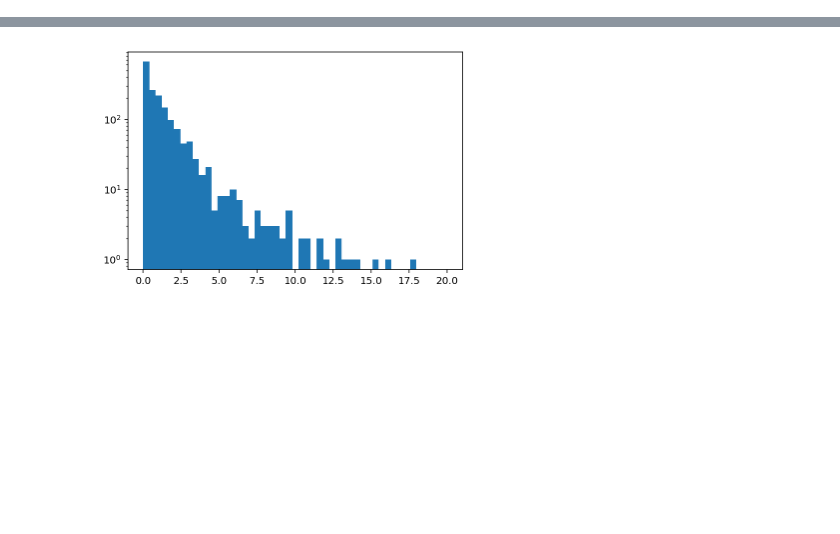
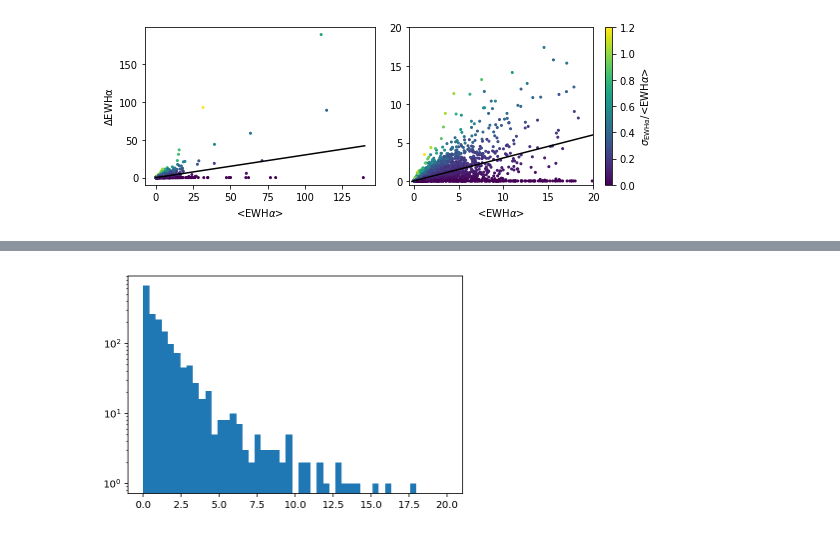
Before and after one commit to rkiman/M-dwarfs-Age-Activity-Relation, a Jupyter notebook: CompatibleLiteratureSearchSample.ipynb, the cells around one changed output, grey strips where cells are left out. Saved outputs shown, nothing was run; the diff lists cells and outputs as text; code cells hidden in the pictures; blank space fills up the shorter version.

```diff
--- a/CompatibleLiteratureSearchSample.ipynb
+++ b/CompatibleLiteratureSearchSample.ipynb
@@ -49,6 +49,6 @@ for i in range(len(ra_sorted)-1):
 same_star = same_star_sorted[idx]
 # %%
 N_ref = len(source_num_ref)
-matrix_prob = np.ones((N_ref,N_ref))*np.nan
+matrix_prob = np.ones((N_ref,N_ref))*0
 # %%
 matrix_prob[1,0] = 1
@@ -79,8 +69,11 @@ for x in range(1,int(max(same_star_sorted))):
         mean.append(np.nanmean(ewha[mask]))
         std.append(np.nanstd(ewha[mask]))
         delta.append(np.nanmax(ewha[mask])-np.nanmin(ewha[mask]))
-
-        if(np.nanstd(ewha[mask])/np.nanmean(ewha[mask])>0.3):
-            print(ewha[mask])
+        source_num_mask = source_num[mask]
+        N = len(source_num_mask)
+        if(np.nanstd(ewha[mask])/np.nanmean(ewha[mask])<0.3):
+            for i in range(N):
+                for j in range(i,N):
+                    matrix_prob[int(source_num_mask[i]),int(source_num_mask[j])]+=1
 
 mean,std,delta = np.array(mean),np.array(std),np.array(delta)
@@ -113,3 +80,23 @@ plt.ylim(-0.5,20)
+# %%
+x = np.linspace(-0.2,140)
+y = x*0.3
+f,(ax1,ax2) = plt.subplots(1,2,figsize=(8,3))
+cax = ax1.scatter(mean,delta,c=std/mean,s=4,vmin=0,vmax=1.2)
+ax1.plot(x,y,'-k',label=r'$\sigma_{\rm EWH\alpha}/<EWH$\alpha>=0.3$')
+ax1.set_xlabel(r'<EWH$\alpha$>')
+ax1.set_ylabel(r'$\Delta {\rm EWH\alpha}$')
+
+ax2.scatter(mean,delta,c=std/mean,s=4,vmin=0,vmax=1.2)
+ax2.plot(x,y,'-k',label=r'$\sigma_{\rm EWH\alpha}/<EWH$\alpha>=0.3$')
+ax2.set_xlim(-0.5,20)
+ax2.set_ylim(-0.5,20)
+ax2.set_xlabel(r'<EWH$\alpha$>')
+
+plt.colorbar(cax,label=r'$\sigma_{\rm EWH\alpha}$/<EWH$\alpha$>')
+plt.tight_layout()
+plt.show()
+# %% [output]
+[figure, added]
 # %%
 x = np.linspace(-0.2,140)
 y = x*0.3
```
Also changed, not shown: parts of 4 cells of this notebook.
